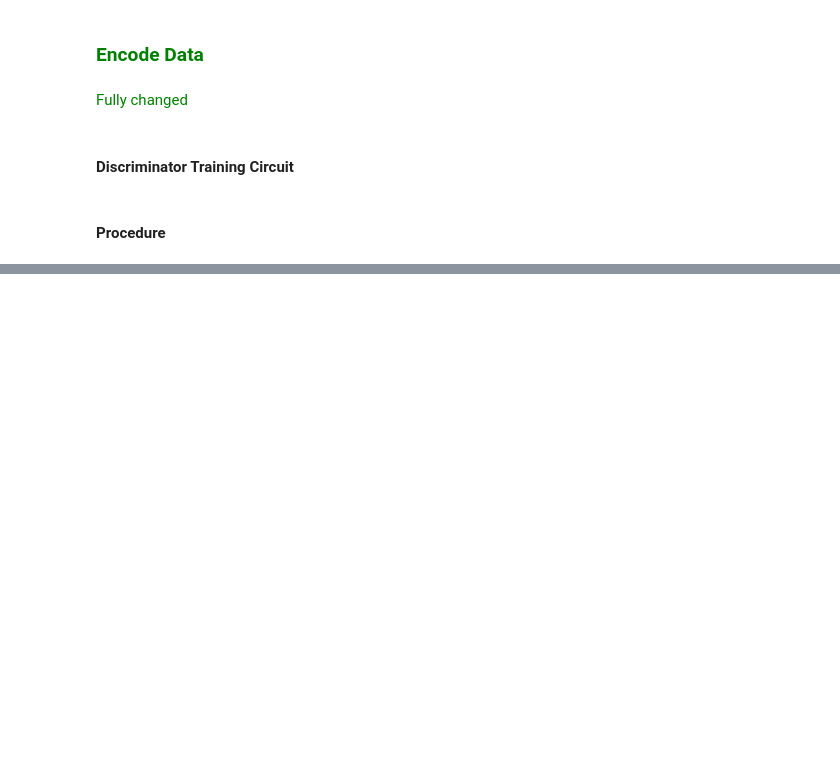
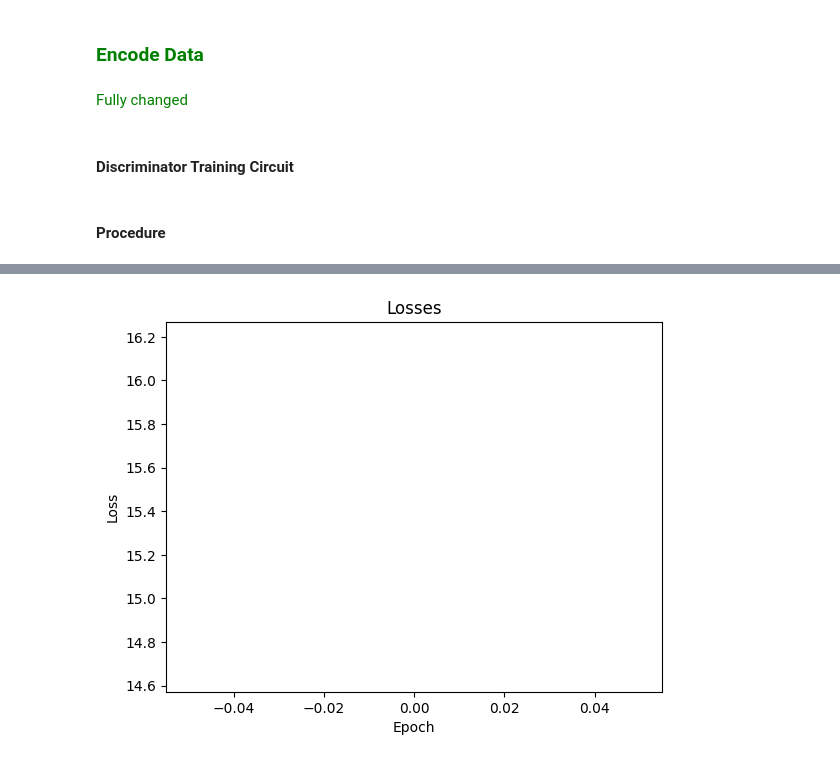
Before and after one commit to NidhiMuni/QuClassiTest, a Jupyter notebook: quclassi_amp.ipynb, the cells around one changed output, grey strips where cells are left out. Saved outputs shown, nothing was run; the diff lists cells and outputs as text; code cells hidden in the pictures; blank space fills up the shorter version.

```diff
--- a/quclassi_amp.ipynb
+++ b/quclassi_amp.ipynb
@@ -531,0 +550,8 @@ Average entropy 0.9818960694282487
+# %%
+plt.plot(losses, label='Losses', color='blue')
+plt.title('Losses')
+plt.xlabel('Epoch')
+plt.ylabel('Loss')
+plt.show()
+# %% [output]
+[figure, added]
```
Also changed, not shown: parts of 5 cells of this notebook, 2 other files.
